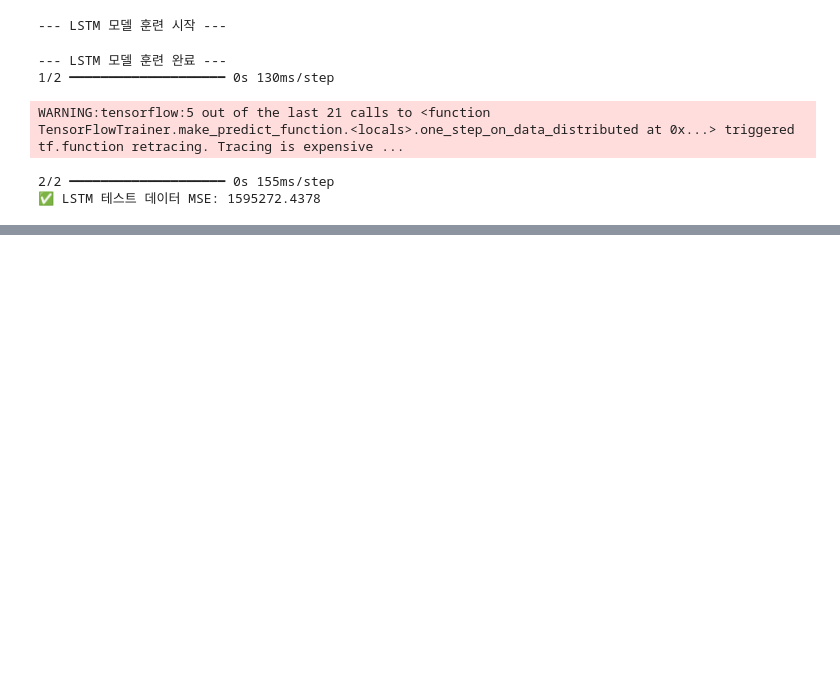
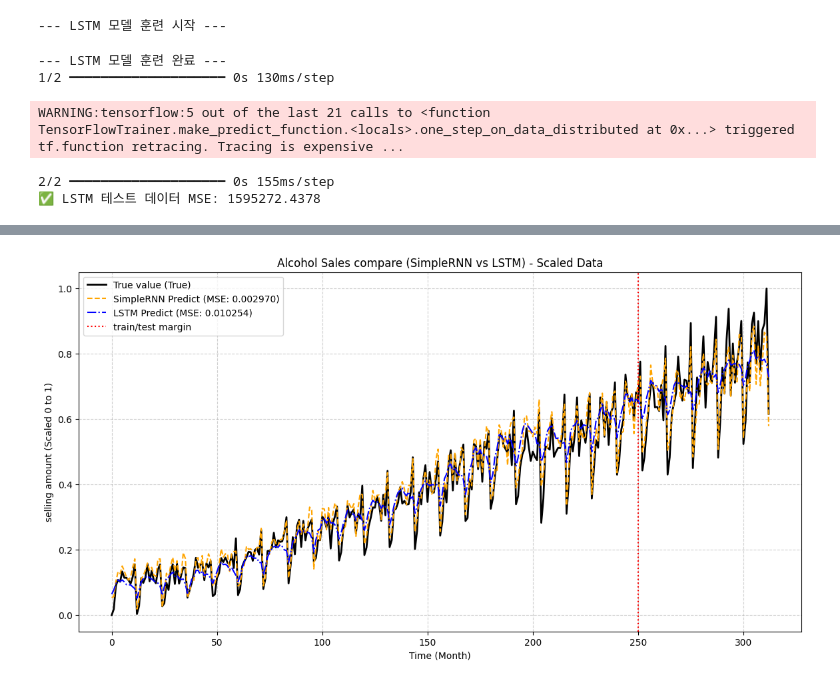
Before and after one commit to mabataki2/AI-Class, a Jupyter notebook: Week9/RNN_LSTM.ipynb, the cells around one changed output, grey strips where cells are left out. Saved outputs shown, nothing was run; the diff lists cells and outputs as text; code cells hidden in the pictures; blank space fills up the shorter version.

```diff
--- a/Week9/RNN_LSTM.ipynb
+++ b/Week9/RNN_LSTM.ipynb
@@ -84,3 +84,58 @@ print(f"✅ LSTM 테스트 데이터 MSE: {test_mse_lstm:.4f}")
 WARNING:tensorflow:5 out of the last 21 calls to <function TensorFlowTrainer.make_predict_function.<locals>.one_step_on_data_distributed at 0x...> triggered tf.function retracing. Tracing is expensive ...
 2/2 ━━━━━━━━━━━━━━━━━━━━ 0s 155ms/step
 ✅ LSTM 테스트 데이터 MSE: 1595272.4378
+# %%
+# -----------------------------------------------------------
+## 1. 정규화된 값으로 훈련 데이터 예측
+# -----------------------------------------------------------
+# Note: 이 예측값들은 이미 정규화된 상태입니다.
+train_pred_rnn = model_rnn.predict(X_train)
+train_pred_lstm = model_lstm.predict(X_train)
+full_y_scaled = y # 실제값 (이미 정규화됨)
+
+# -----------------------------------------------------------
+## 2. 정규화된 MSE 재계산
+# -----------------------------------------------------------
+# MSE 계산을 위해 기존의 역변환된 예측값 변수를 정규화된 값으로 대체해야 합니다.
+# (이 코드를 실행하기 전에 test_pred_rnn과 test_pred_lstm이 필요합니다.)
+test_pred_rnn_scaled = model_rnn.predict(X_test)
+test_pred_lstm_scaled = model_lstm.predict(X_test)
+
+test_mse_rnn_scaled = mean_squared_error(y_test, test_pred_rnn_scaled)
+test_mse_lstm_scaled = mean_squared_error(y_test, test_pred_lstm_scaled)
+
+
+# -----------------------------------------------------------
+## 3. 전체 예측값 (훈련 + 테스트) 연결 (역변환 제거)
+# -----------------------------------------------------------
+full_pred_rnn_scaled = np.concatenate((train_pred_rnn, test_pred_rnn_scaled), axis=0)
+full_pred_lstm_scaled = np.concatenate((train_pred_lstm, test_pred_lstm_scaled), axis=0)
+
+
+# -----------------------------------------------------------
+## 4. 시각화 (정규화된 값 사용)
+# -----------------------------------------------------------
+plt.figure(figsize=(14, 7))
+plt.plot(full_y_scaled, label='True value (True)', color='k', linewidth=2)
+
+# SimpleRNN 결과 (정규화된 MSE 사용)
+plt.plot(full_pred_rnn_scaled,
+         label=f'SimpleRNN Predict (MSE: {test_mse_rnn_scaled:.6f})', # MSE 소수점 자릿수 증가
+         color='orange', linestyle='--')
+
+# LSTM 결과 (정규화된 MSE 사용)
+plt.plot(full_pred_lstm_scaled,
+         label=f'LSTM Predict (MSE: {test_mse_lstm_scaled:.6f})', # MSE 소수점 자릿수 증가
+         color='blue', linestyle='-.')
+
+
+# 훈련/테스트 데이터 경계선 표시
+plt.axvline(x=train_size, color='r', linestyle=':', linewidth=1.5, label='train/test margin')
+
+plt.title('Alcohol Sales compare (SimpleRNN vs LSTM) - Scaled Data')
+plt.xlabel('Time (Month)')
+plt.ylabel('selling amount (Scaled 0 to 1)') # Y축 라벨 수정
+plt.legend(loc='upper left')
+plt.grid(True, linestyle='--', alpha=0.6)
+plt.show()
+# %% [output]
@@ -87,3 +146,4 @@ WARNING:tensorflow:5 out of the last 21 calls to <function TensorFlowTrainer.mak
+[figure, added]
 # %%
 train_pred_rnn = model_rnn.predict(X_train)
 train_pred_lstm = model_lstm.predict(X_train)
```
Also changed, not shown: parts of 2 cells of this notebook.
